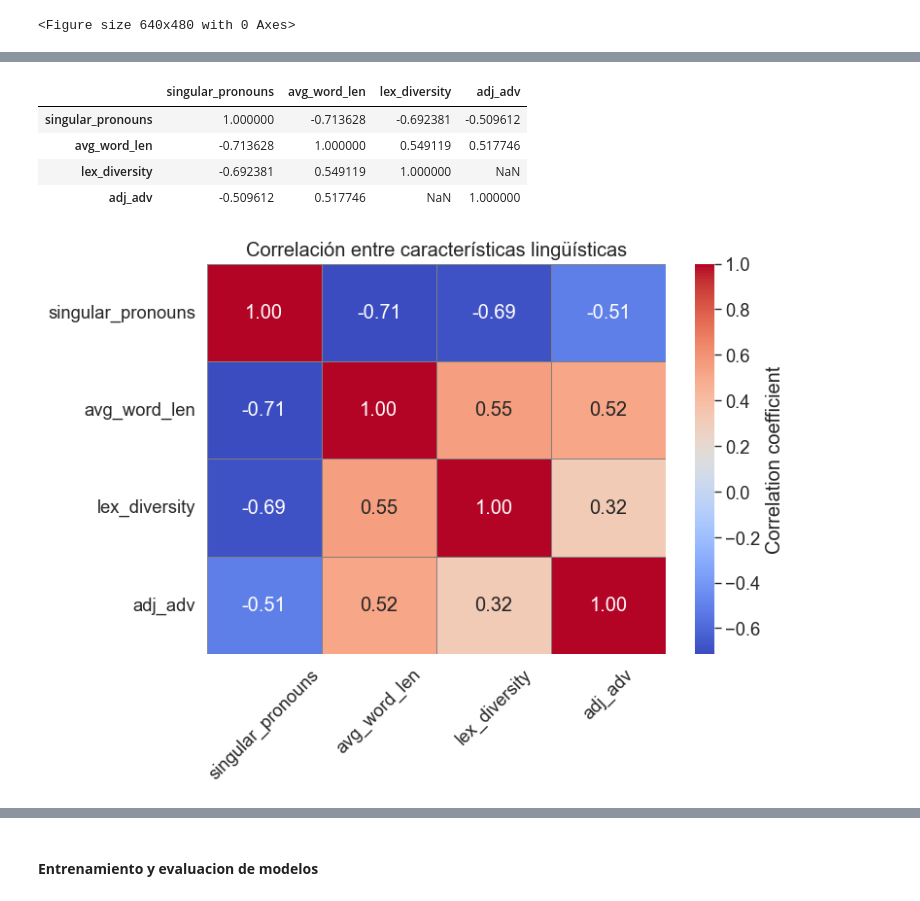
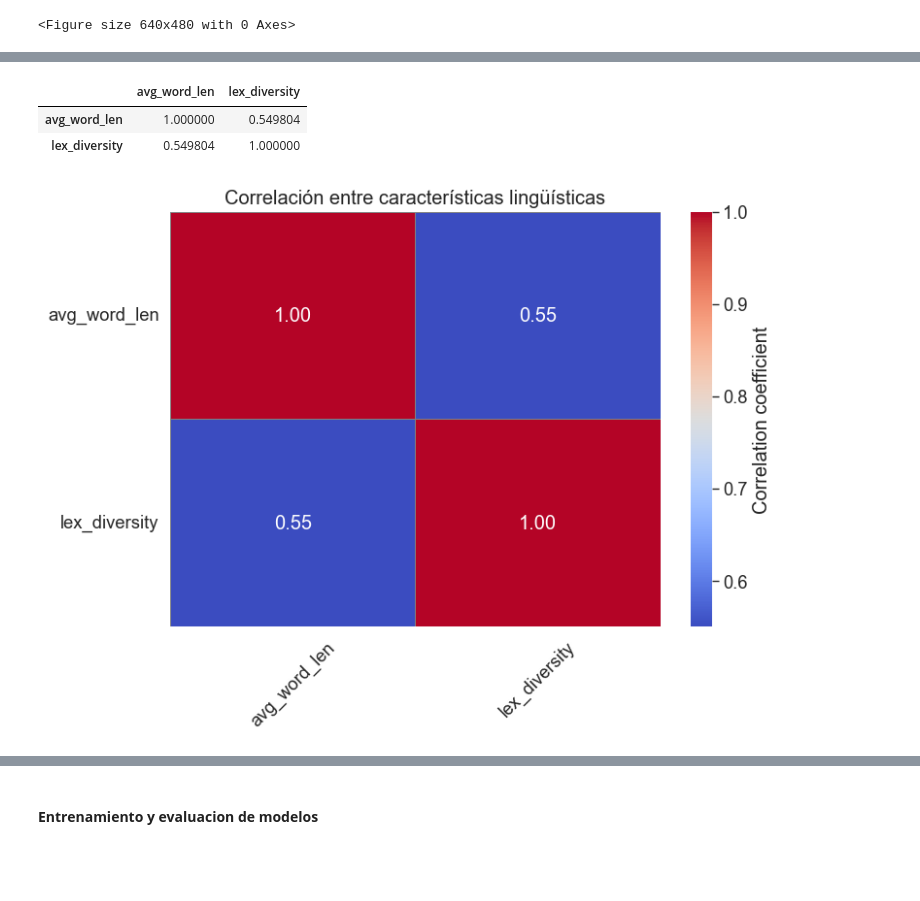
Before and after one commit to fjmoyao/depression_detection, a Jupyter notebook: src/3_Feature Exploration.ipynb, the cells around one changed output, grey strips where cells are left out. Saved outputs shown, nothing was run; the diff lists cells and outputs as text; code cells hidden in the pictures; blank space fills up the shorter version.

```diff
--- a/src/3_Feature Exploration.ipynb
+++ b/src/3_Feature Exploration.ipynb
@@ -66,26 +64,23 @@ feature_corr[feature_corr.abs()>0.5]
 # %%
-features =['singular_pronouns', 'avg_word_len', 'lex_diversity',
-             'adj_adv'] #Se elimina avg_sentence_len
+features =['avg_word_len', 'lex_diversity'] #Se elimina singular pronouns
 X = df.loc[:,features]
 y = df.label
 feature_corr = X.corr()
 
 # Create the heatmap
 plt.figure(figsize=(8, 6))  # Set the figure size for better readability
 sns.heatmap(feature_corr, annot=True, fmt=".2f", cmap='coolwarm',
             cbar_kws={'label': 'Correlation coefficient'}, linewidths=.5, linecolor='gray')
 
 plt.title('Correlación entre características lingüísticas')  # Add a title to the heatmap
 plt.xticks(rotation=45)  # Rotate feature names for better visibility
 plt.yticks(rotation=0)  # Ensure y-axis labels are horizontal for readability
 plt.tight_layout()  # Adjust layout to make room for the rotated x-axis labels
 
 
 feature_corr[feature_corr.abs()>0.5]
 # %% [output]
-|  | singular_pronouns | avg_word_len | lex_diversity | adj_adv |
-| singular_pronouns | 1.000000 | -0.713628 | -0.692381 | -0.509612 |
-| avg_word_len | -0.713628 | 1.000000 | 0.549119 | 0.517746 |
-| lex_diversity | -0.692381 | 0.549119 | 1.000000 | NaN |
-| adj_adv | -0.509612 | 0.517746 | NaN | 1.000000 |
+|  | avg_word_len | lex_diversity |
+| avg_word_len | 1.000000 | 0.549804 |
+| lex_diversity | 0.549804 | 1.000000 |
-[figure, old version]
+[figure, new version]
```
Also changed, not shown: parts of 11 cells of this notebook.
